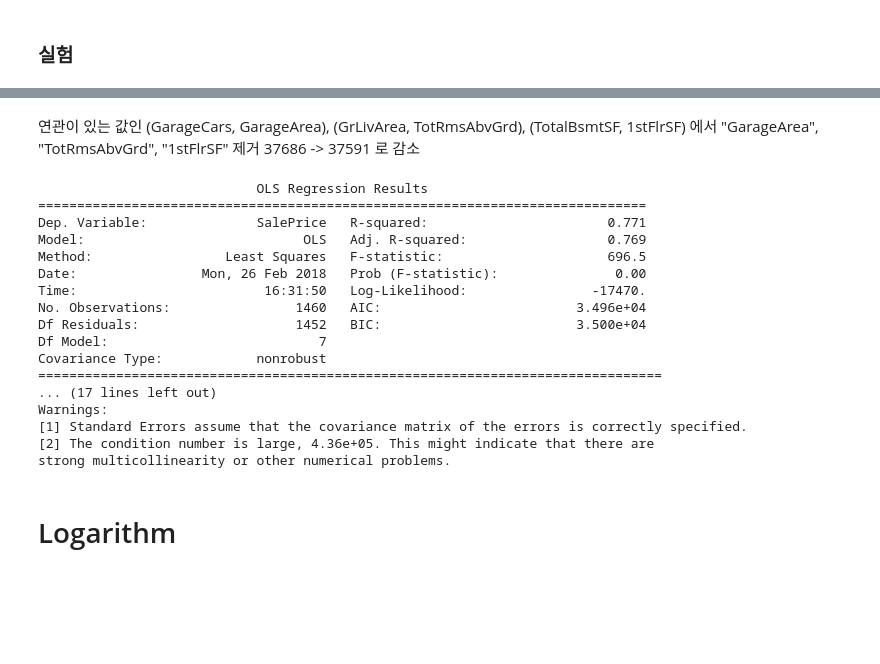
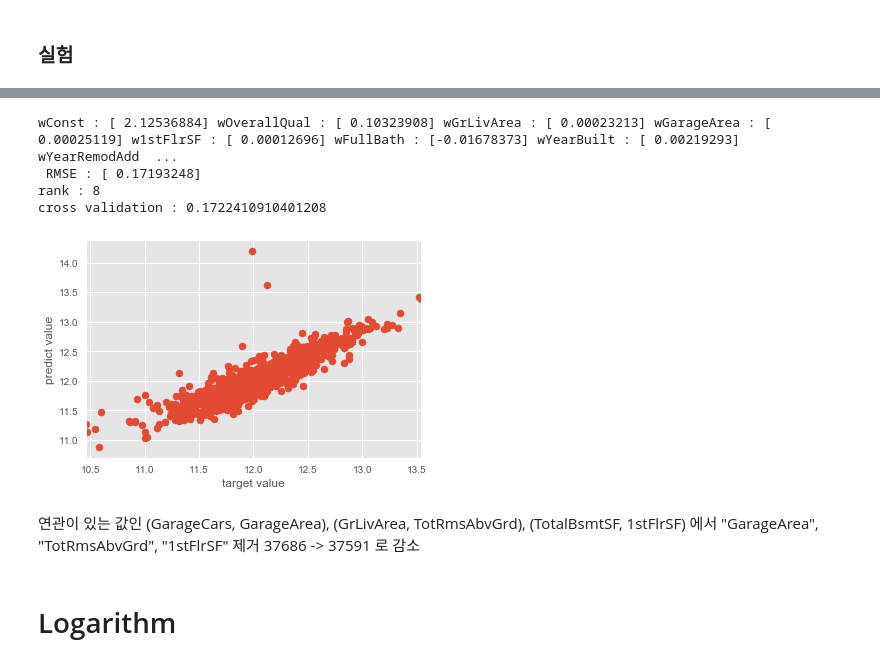
Before and after one commit to wjy5446/house-price-project, a Jupyter notebook: YoonJaeyoung/3-feature-selection.ipynb, the cells around one changed output, grey strips where cells are left out. Cells and saved outputs as stored; diff of their text form; code cells hidden in the pictures; blank space fills up the shorter version.

```diff
--- a/YoonJaeyoung/3-feature-selection.ipynb
+++ b/YoonJaeyoung/3-feature-selection.ipynb
@@ -191,26 +160,19 @@ dtype: float64
+# %%
+top_cor = top_cor[top_cor != "GarageCars"]
+top_cor = top_cor[top_cor != "TotRmsAbvGrd"]
+top_cor = top_cor[top_cor != "TotalBsmtSF"]
+# %%
+LinearReg(df_new_train, "log_SalePrice", *top_cor)
+## cv 가 0.172 -> 0.171
+# %% [output]
+wConst : [ 2.12536884] wOverallQual : [ 0.10323908] wGrLivArea : [ 0.00023213] wGarageArea : [ 0.00025119] w1stFlrSF : [ 0.00012696] wFullBath : [-0.01678373] wYearBuilt : [ 0.00219293] wYearRemodAdd  ...
+ RMSE : [ 0.17193248]
+rank : 8
+cross validation : 0.1722410910401208
+[figure, added]
 # %% [markdown]
 연관이 있는 값인 (GarageCars, GarageArea), (GrLivArea, TotRmsAbvGrd), (TotalBsmtSF, 1stFlrSF) 에서 "GarageArea", "TotRmsAbvGrd", "1stFlrSF" 제거
 37686 -> 37591 로 감소
-# %%
-result = LinearRegSM(df_train, "SalePrice", "OverallQual", "GrLivArea",  "GarageArea", "TotalBsmtSF", "FullBath", "YearBuilt", "YearRemodAdd")
-# %% [output]
-                            OLS Regression Results
-==============================================================================
-Dep. Variable:              SalePrice   R-squared:                       0.771
-Model:                            OLS   Adj. R-squared:                  0.769
-Method:                 Least Squares   F-statistic:                     696.5
-Date:                Mon, 26 Feb 2018   Prob (F-statistic):               0.00
-Time:                        16:31:50   Log-Likelihood:                -17470.
-No. Observations:                1460   AIC:                         3.496e+04
-Df Residuals:                    1452   BIC:                         3.500e+04
-Df Model:                           7
-Covariance Type:            nonrobust
-================================================================================
-... (17 lines left out)
-Warnings:
-[1] Standard Errors assume that the covariance matrix of the errors is correctly specified.
-[2] The condition number is large, 4.36e+05. This might indicate that there are
-strong multicollinearity or other numerical problems.
 # %% [markdown]
 # Logarithm
 # %% [markdown]
```
Also changed, not shown: parts of 42 cells of this notebook.
